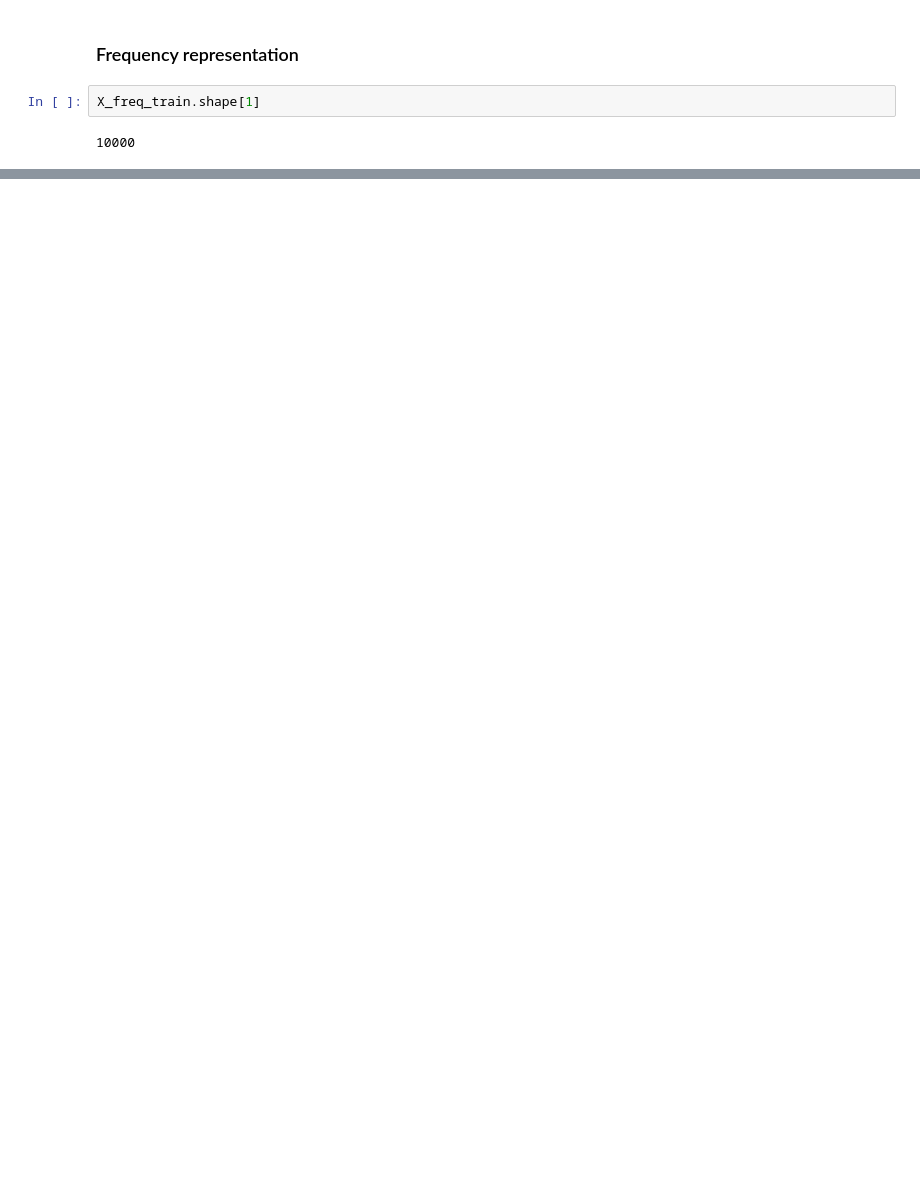
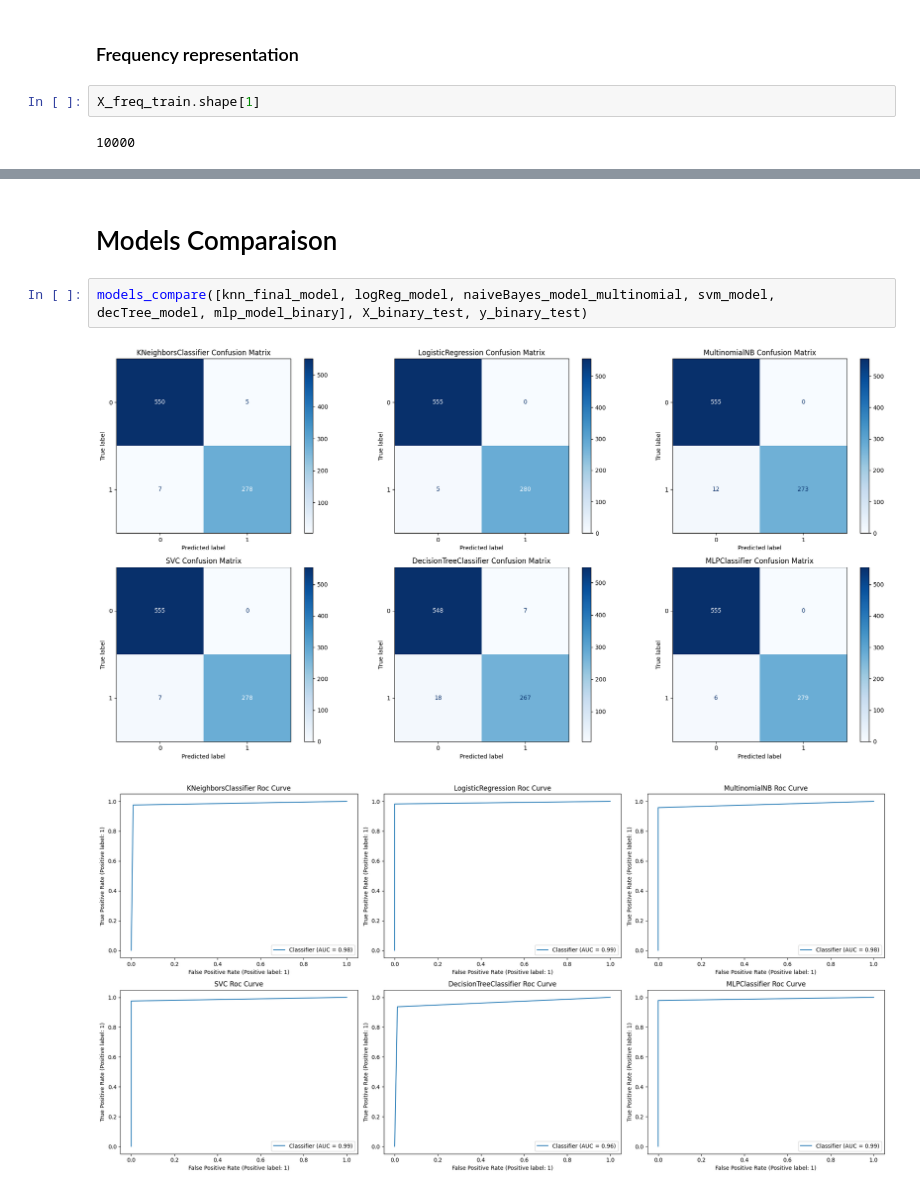
Before and after one commit to Maria-Djadi01/Spamm-Classification, a Jupyter notebook: spam_classifier.ipynb, the cells around one changed output, grey strips where cells are left out. Cells and saved outputs as stored; diff of their text form; blank space fills up the shorter version.

```diff
--- a/spam_classifier.ipynb
+++ b/spam_classifier.ipynb
@@ -903,0 +983,7 @@ Train: 0.9643328929986791 || Test: 0.9502407704654895
+# %% [markdown]
+# Models Comparaison
+# %%
+models_compare([knn_final_model, logReg_model, naiveBayes_model_multinomial, svm_model, decTree_model, mlp_model_binary], X_binary_test, y_binary_test)
+# %% [output]
+[figure, added]
+[figure, added]
```
Also changed, not shown: parts of 40 cells of this notebook, 2 other files.
